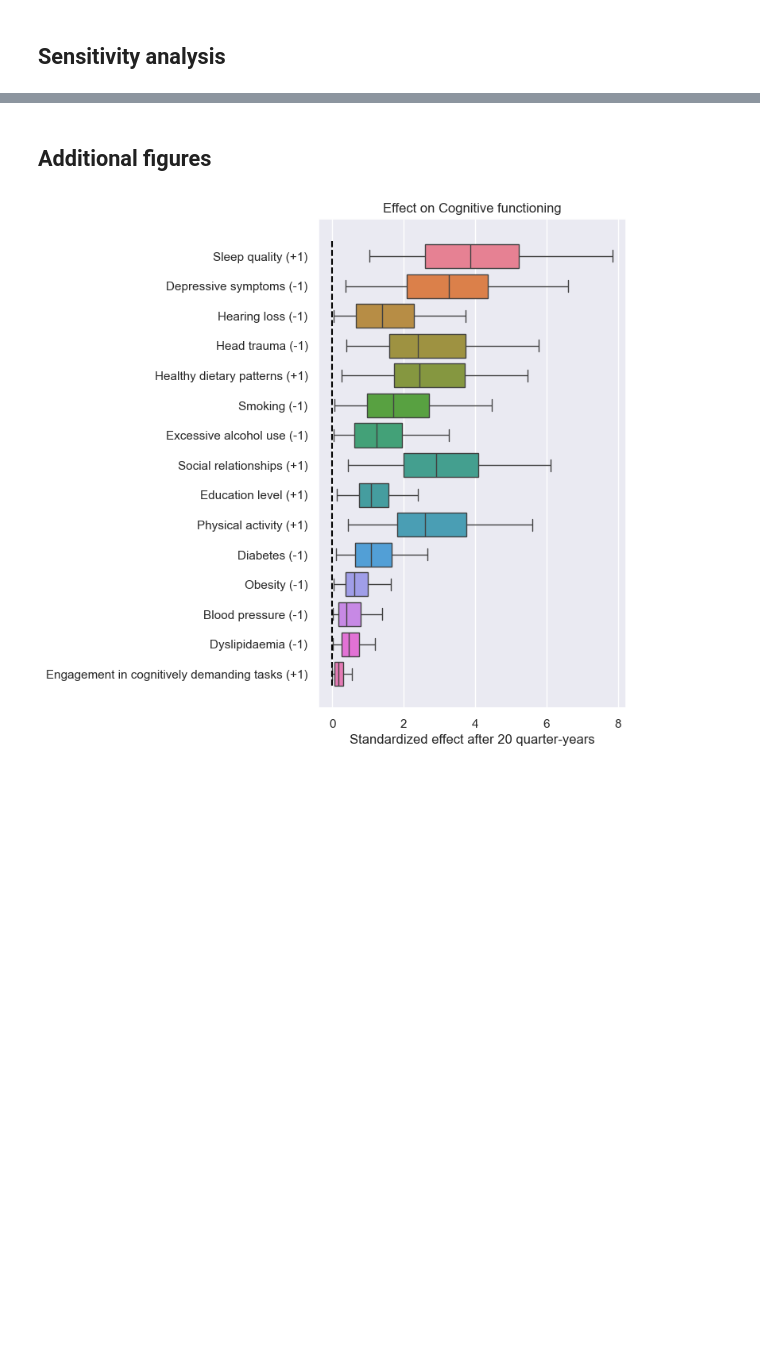
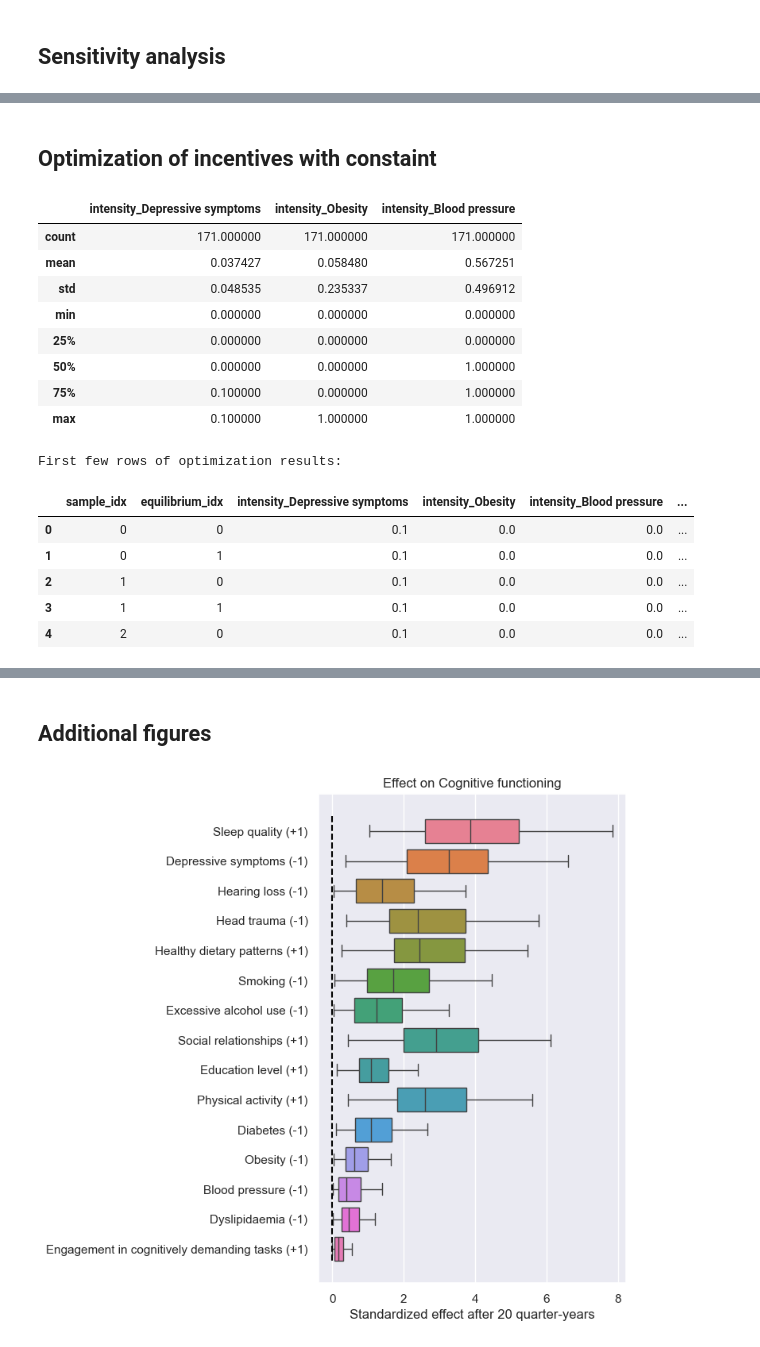
Before and after one commit to vvvasconcelos/SystemsInsightPipeline, a Jupyter notebook: tutorials/Alzheimer.ipynb, the cells around one changed output, grey strips where cells are left out. Saved outputs shown, nothing was run; the diff lists cells and outputs as text; code cells hidden in the pictures; blank space fills up the shorter version.

```diff
--- a/tutorials/Alzheimer.ipynb
+++ b/tutorials/Alzheimer.ipynb
@@ -110,0 +122,42 @@ for voi in s.variable_of_interest:
+# %% [markdown]
+## Optimization of incentives with constaint
+# %%
+# Simple optimization across parameter samples
+from tqdm import tqdm
+
+# Configure costs per intervention and whether to maximize or minimize the VOI
+# Make Depressive symptoms an order of magnitude more expensive than the others
+costs = [10.0] + [1.0] * (len(s.intervention_variables) - 1)
+maximize_voi = True  # set False to minimize
+voi_name = s.variable_of_interest[0]
+
+# Run global optimization across all sampled parameter sets
+opt_df = sdm.optimize_across_parameter_samples(
+    costs=costs,
+    variable_of_interest=voi_name,
+    method='global',
+    maximize=maximize_voi
+)
+
+# Summarize distribution of optimal intensities
+intensity_cols = [c for c in opt_df.columns if c.startswith('intensity_')]
+display(opt_df[intensity_cols].describe())
+print("First few rows of optimization results:")
+display(opt_df.head())
+# %% [output]
+|  | intensity_Depressive symptoms | intensity_Obesity | intensity_Blood pressure |
+| count | 171.000000 | 171.000000 | 171.000000 |
+| mean | 0.037427 | 0.058480 | 0.567251 |
+| std | 0.048535 | 0.235337 | 0.496912 |
+| min | 0.000000 | 0.000000 | 0.000000 |
+| 25% | 0.000000 | 0.000000 | 0.000000 |
+| 50% | 0.000000 | 0.000000 | 1.000000 |
+| 75% | 0.100000 | 0.000000 | 1.000000 |
+| max | 0.100000 | 1.000000 | 1.000000 |
+First few rows of optimization results:
+|  | sample_idx | equilibrium_idx | intensity_Depressive symptoms | intensity_Obesity | intensity_Blood pressure | ... |
+| 0 | 0 | 0 | 0.1 | 0.0 | 0.0 | ... |
+| 1 | 0 | 1 | 0.1 | 0.0 | 0.0 | ... |
+| 2 | 1 | 0 | 0.1 | 0.0 | 0.0 | ... |
+| 3 | 1 | 1 | 0.1 | 0.0 | 0.0 | ... |
+| 4 | 2 | 0 | 0.1 | 0.0 | 0.0 | ... |
```
Also changed, not shown: parts of 8 cells of this notebook.
